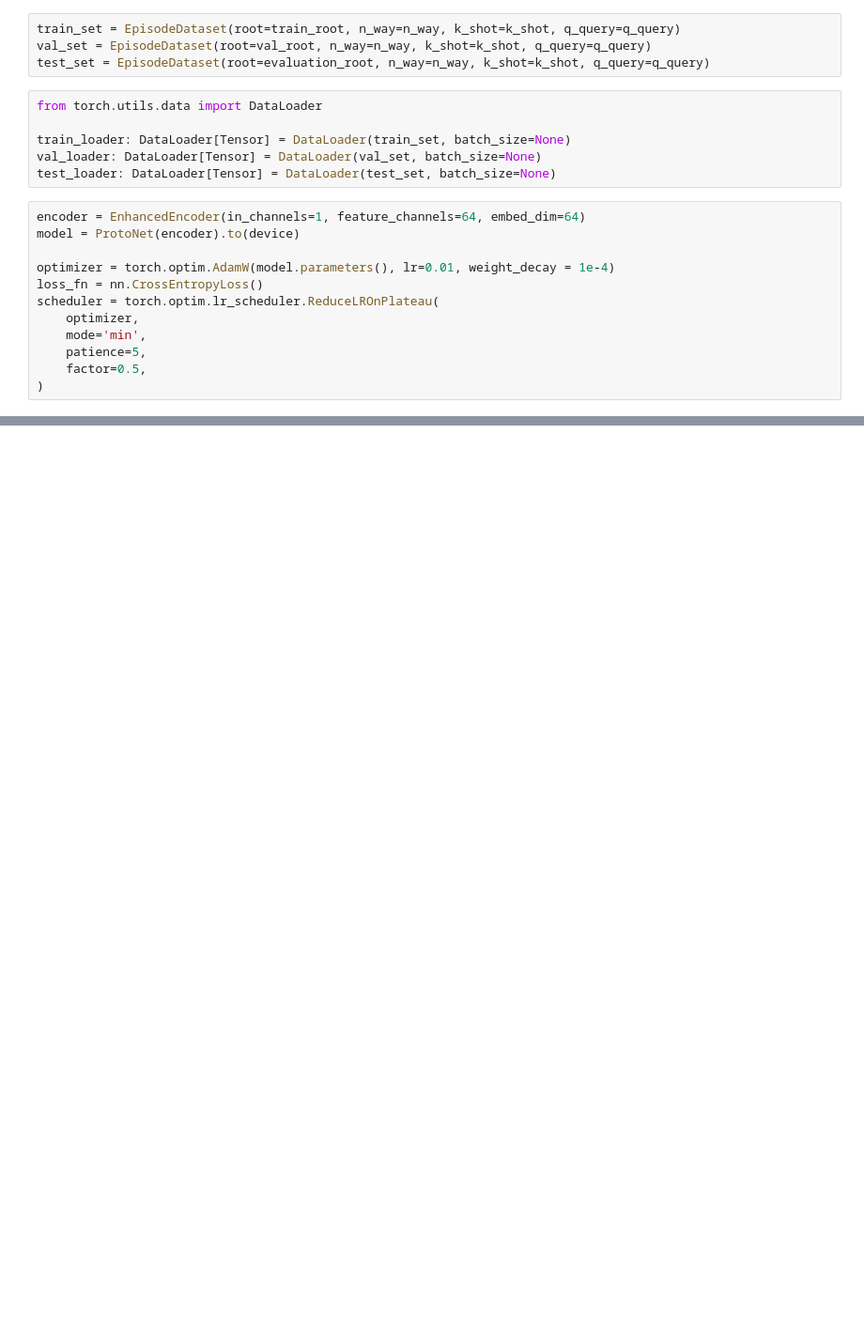
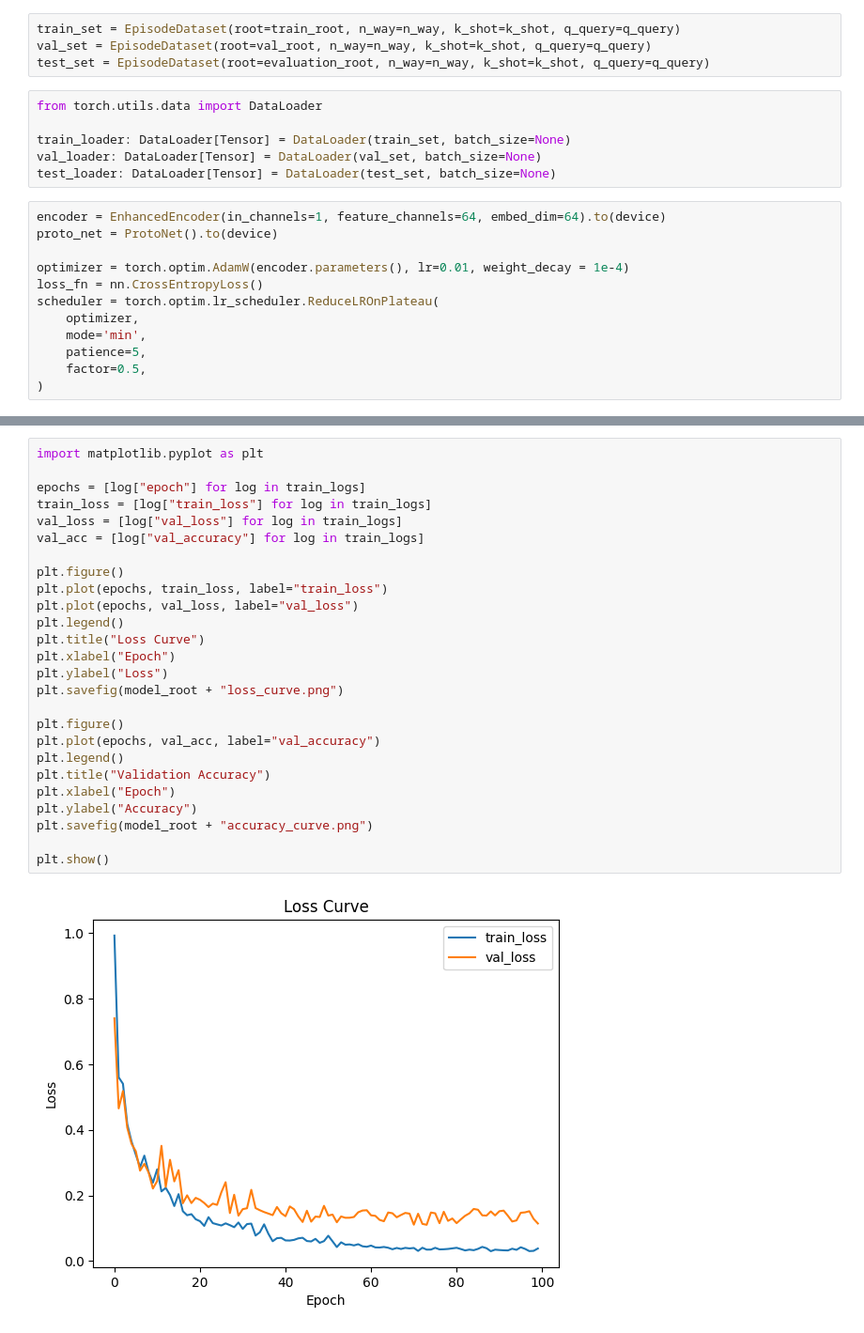
Before and after one commit to PuppyOne/ProtoNet-Omniglot, a Jupyter notebook: training/main se+.ipynb, the cells around one changed output, grey strips where cells are left out. Shown at 94% size. Saved outputs shown, nothing was run; the diff lists cells and outputs as text; blank space fills up the shorter version.

```diff
--- a/training/main se+.ipynb
+++ b/training/main se+.ipynb
@@ -349,10 +349,10 @@ train_loader: DataLoader[Tensor] = DataLoader(train_set, batch_size=None)
 val_loader: DataLoader[Tensor] = DataLoader(val_set, batch_size=None)
 test_loader: DataLoader[Tensor] = DataLoader(test_set, batch_size=None)
 # %%
-encoder = EnhancedEncoder(in_channels=1, feature_channels=64, embed_dim=64)
-model = ProtoNet(encoder).to(device)
+encoder = EnhancedEncoder(in_channels=1, feature_channels=64, embed_dim=64).to(device)
+proto_net = ProtoNet().to(device)
 
-optimizer = torch.optim.AdamW(model.parameters(), lr=0.01, weight_decay = 1e-4)
+optimizer = torch.optim.AdamW(encoder.parameters(), lr=0.01, weight_decay = 1e-4)
 loss_fn = nn.CrossEntropyLoss()
 scheduler = torch.optim.lr_scheduler.ReduceLROnPlateau(
     optimizer,
@@ -528,0 +574,28 @@ plt.show()
+# %%
+import matplotlib.pyplot as plt
+
+epochs = [log["epoch"] for log in train_logs]
+train_loss = [log["train_loss"] for log in train_logs]
+val_loss = [log["val_loss"] for log in train_logs]
+val_acc = [log["val_accuracy"] for log in train_logs]
+
+plt.figure()
+plt.plot(epochs, train_loss, label="train_loss")
+plt.plot(epochs, val_loss, label="val_loss")
+plt.legend()
+plt.title("Loss Curve")
+plt.xlabel("Epoch")
+plt.ylabel("Loss")
+plt.savefig(model_root + "loss_curve.png")
+
+plt.figure()
+plt.plot(epochs, val_acc, label="val_accuracy")
+plt.legend()
+plt.title("Validation Accuracy")
+plt.xlabel("Epoch")
+plt.ylabel("Accuracy")
+plt.savefig(model_root + "accuracy_curve.png")
+
+plt.show()
+# %% [output]
+[figure, added]
```
Also changed, not shown: parts of 18 cells of this notebook, 8 other files.
